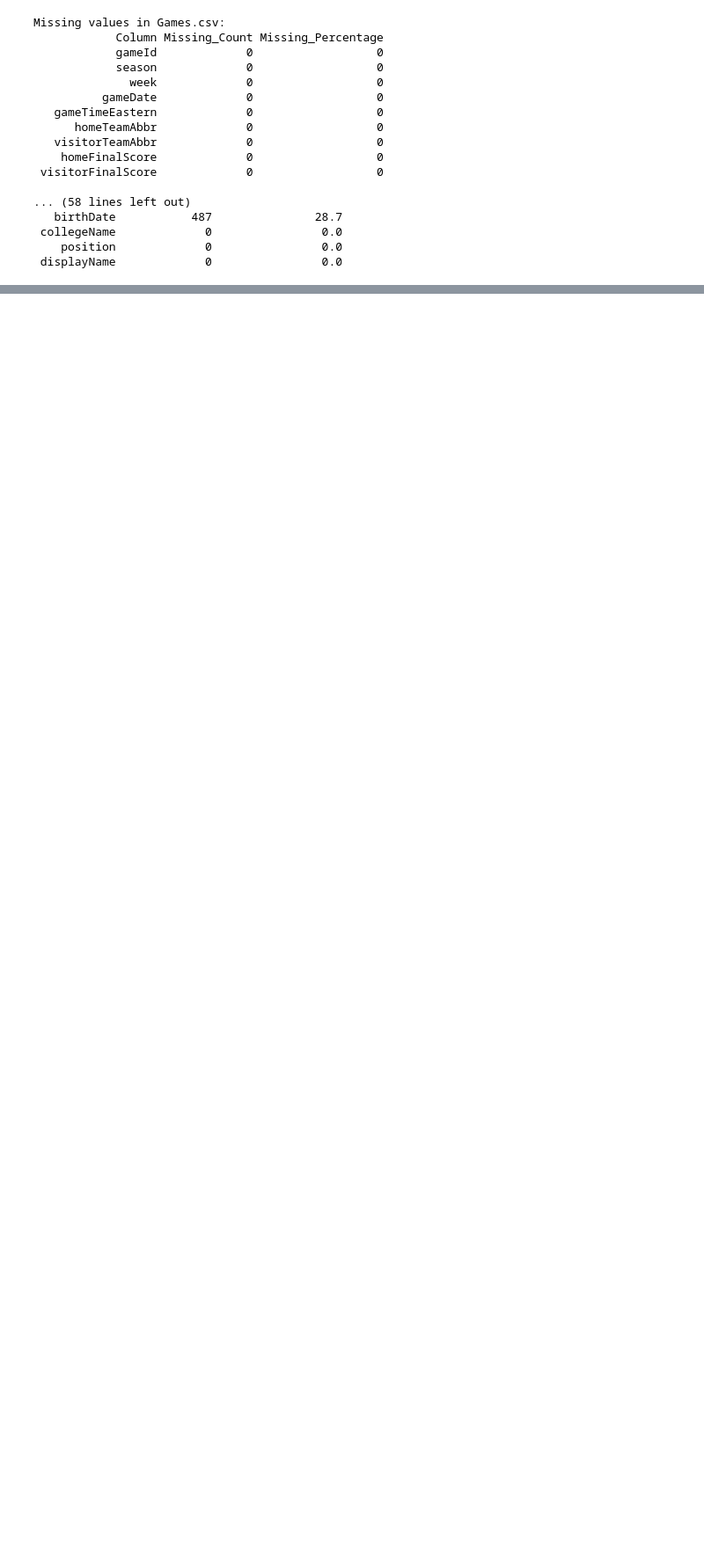
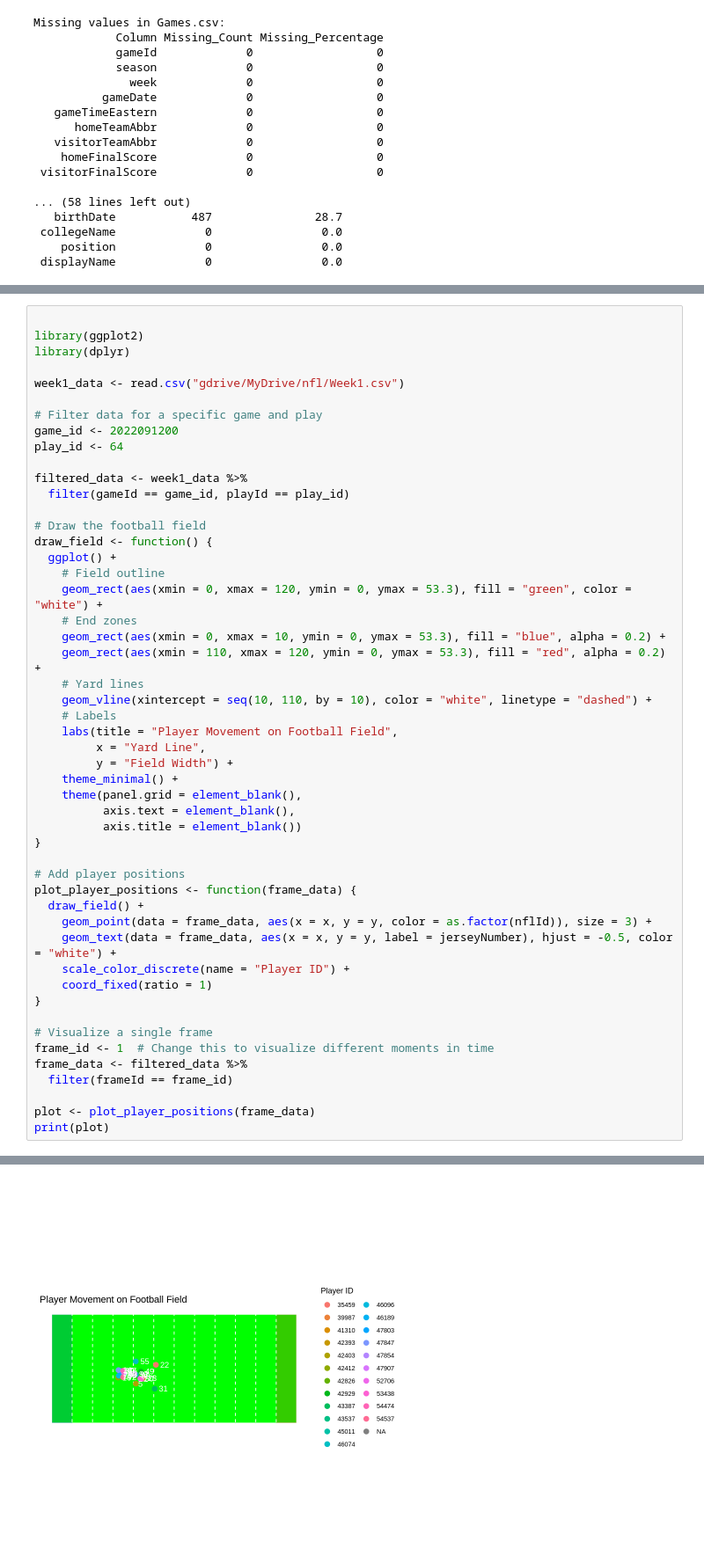
Before and after one commit to Aditya-Naik13/NFLR-BIG, a Jupyter notebook: NFL_R.ipynb, the cells around one changed output, grey strips where cells are left out. Shown at 88% size. Cells and saved outputs as stored; diff of their text form; blank space fills up the shorter version.

```diff
--- a/NFL_R.ipynb
+++ b/NFL_R.ipynb
@@ -255,3 +275,54 @@ Missing values in Games.csv:
              o        308511               4.34
            dir        308511               4.34
          event       6795189              95.64
+# %%
+
+library(ggplot2)
+library(dplyr)
+
+week1_data <- read.csv("gdrive/MyDrive/nfl/Week1.csv")
+
+# Filter data for a specific game and play
+game_id <- 2022091200
+play_id <- 64
+
+filtered_data <- week1_data %>%
+  filter(gameId == game_id, playId == play_id)
+
+# Draw the football field
+draw_field <- function() {
+  ggplot() +
+    # Field outline
+    geom_rect(aes(xmin = 0, xmax = 120, ymin = 0, ymax = 53.3), fill = "green", color = "white") +
+    # End zones
+    geom_rect(aes(xmin = 0, xmax = 10, ymin = 0, ymax = 53.3), fill = "blue", alpha = 0.2) +
+    geom_rect(aes(xmin = 110, xmax = 120, ymin = 0, ymax = 53.3), fill = "red", alpha = 0.2) +
+    # Yard lines
+    geom_vline(xintercept = seq(10, 110, by = 10), color = "white", linetype = "dashed") +
+    # Labels
+    labs(title = "Player Movement on Football Field",
+         x = "Yard Line",
+         y = "Field Width") +
+    theme_minimal() +
+    theme(panel.grid = element_blank(),
+          axis.text = element_blank(),
+          axis.title = element_blank())
+}
+
+# Add player positions
+plot_player_positions <- function(frame_data) {
+  draw_field() +
+    geom_point(data = frame_data, aes(x = x, y = y, color = as.factor(nflId)), size = 3) +
+    geom_text(data = frame_data, aes(x = x, y = y, label = jerseyNumber), hjust = -0.5, color = "white") +
+    scale_color_discrete(name = "Player ID") +
+    coord_fixed(ratio = 1)
+}
+
+# Visualize a single frame
+frame_id <- 1  # Change this to visualize different moments in time
+frame_data <- filtered_data %>%
+  filter(frameId == frame_id)
+
+plot <- plot_player_positions(frame_data)
+print(plot)
+# %% [output]
@@ -257,0 +332 @@ Missing values in Games.csv:
+[figure, added]
```
Also changed, not shown: parts of 7 cells of this notebook.
